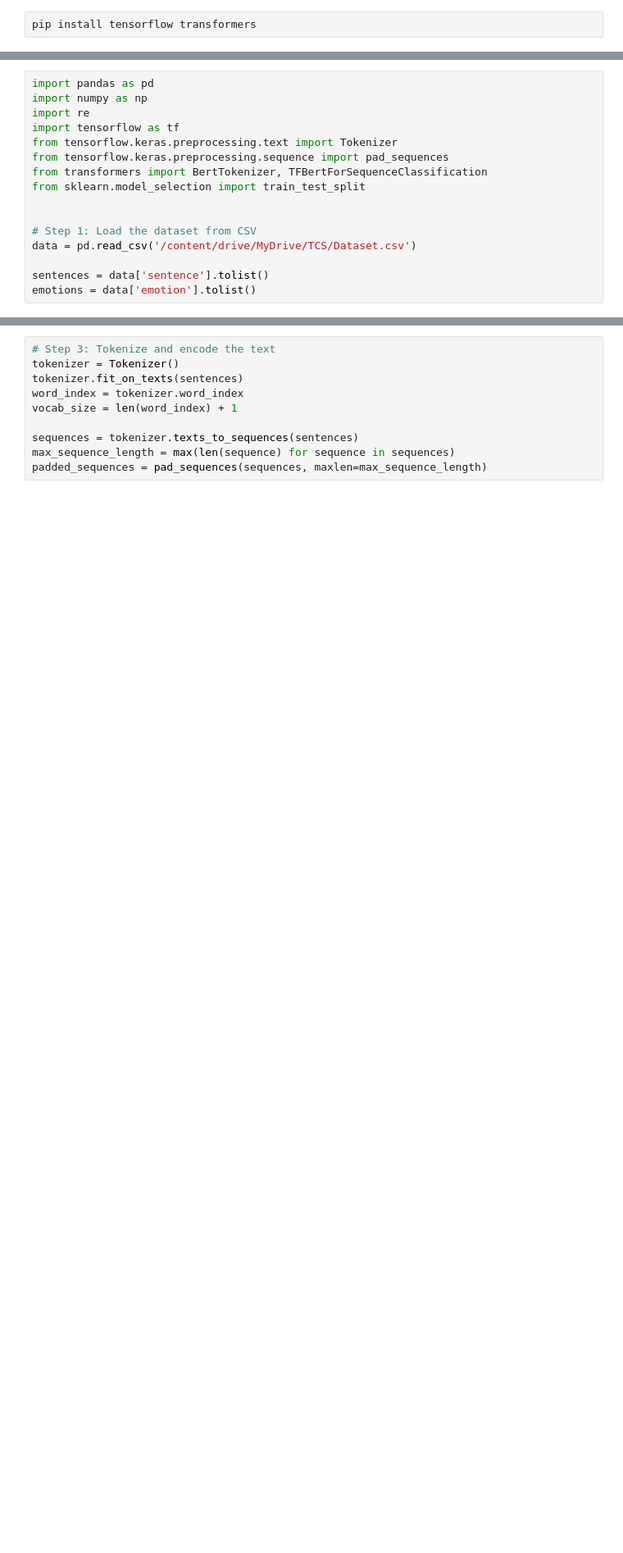
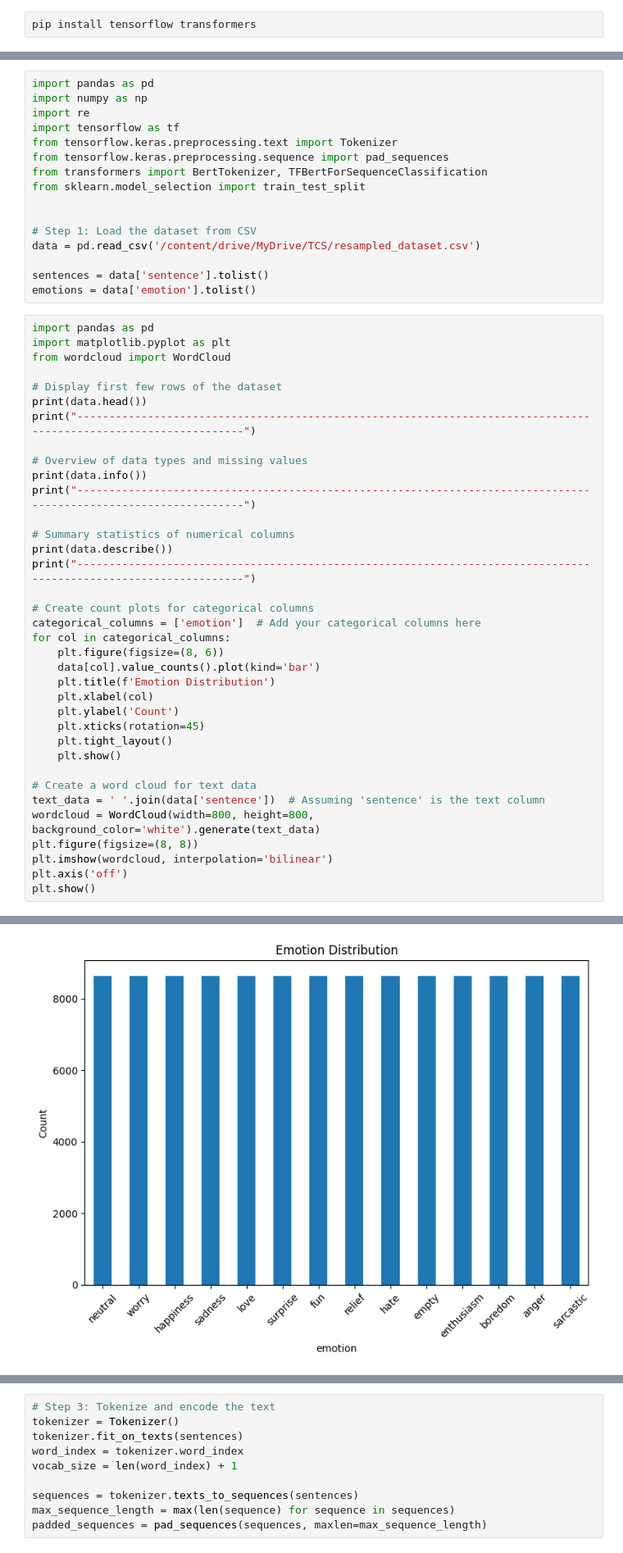
Before and after one commit to Kshn12017/Emotion-detection, a Jupyter notebook: Emotion_Detection_model.ipynb, the cells around one changed output, grey strips where cells are left out. Shown at 82% size. Cells and saved outputs as stored; diff of their text form; blank space fills up the shorter version.

```diff
--- a/Emotion_Detection_model.ipynb
+++ b/Emotion_Detection_model.ipynb
@@ -17,7 +19,44 @@ from sklearn.model_selection import train_test_split
 
 
 # Step 1: Load the dataset from CSV
-data = pd.read_csv('/content/drive/MyDrive/TCS/Dataset.csv')
+data = pd.read_csv('/content/drive/MyDrive/TCS/resampled_dataset.csv')
 
 sentences = data['sentence'].tolist()
 emotions = data['emotion'].tolist()
+# %%
+import pandas as pd
+import matplotlib.pyplot as plt
+from wordcloud import WordCloud
+
+# Display first few rows of the dataset
+print(data.head())
+print("-----------------------------------------------------------------------------------------------------------------")
+
+# Overview of data types and missing values
+print(data.info())
+print("-----------------------------------------------------------------------------------------------------------------")
+
+# Summary statistics of numerical columns
+print(data.describe())
+print("-----------------------------------------------------------------------------------------------------------------")
+
+# Create count plots for categorical columns
+categorical_columns = ['emotion']  # Add your categorical columns here
+for col in categorical_columns:
+    plt.figure(figsize=(8, 6))
+    data[col].value_counts().plot(kind='bar')
+    plt.title(f'Emotion Distribution')
+    plt.xlabel(col)
+    plt.ylabel('Count')
+    plt.xticks(rotation=45)
+    plt.tight_layout()
+    plt.show()
+
+# Create a word cloud for text data
+text_data = ' '.join(data['sentence'])  # Assuming 'sentence' is the text column
+wordcloud = WordCloud(width=800, height=800, background_color='white').generate(text_data)
+plt.figure(figsize=(8, 8))
+plt.imshow(wordcloud, interpolation='bilinear')
+plt.axis('off')
+plt.show()
+# %% [output]
@@ -23,0 +80 @@ emotions = data['emotion'].tolist()
+[figure, added]
```
Also changed, not shown: parts of 4 cells of this notebook.
